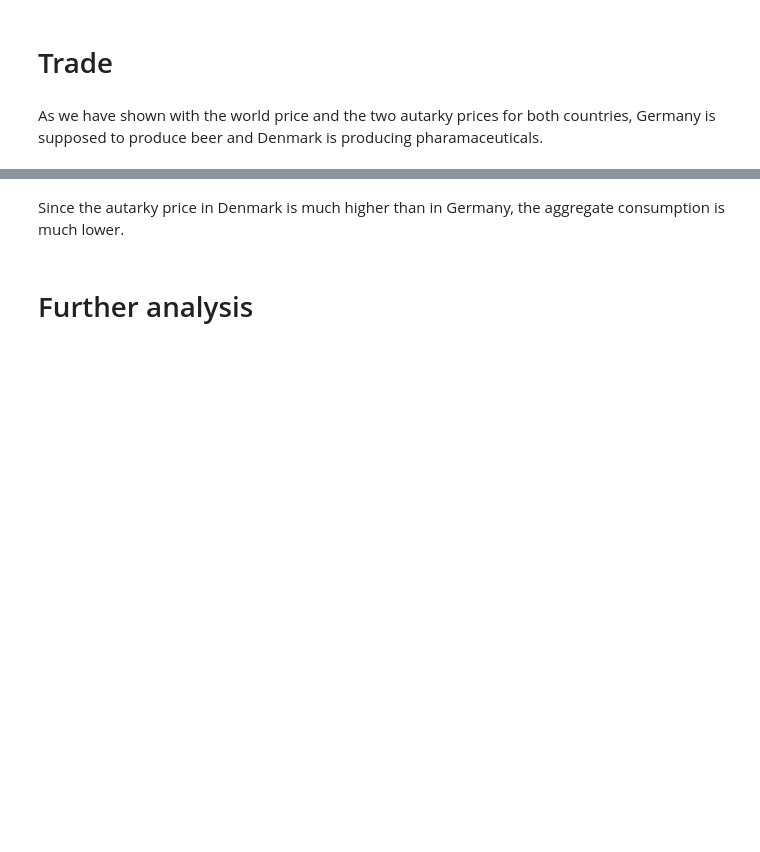
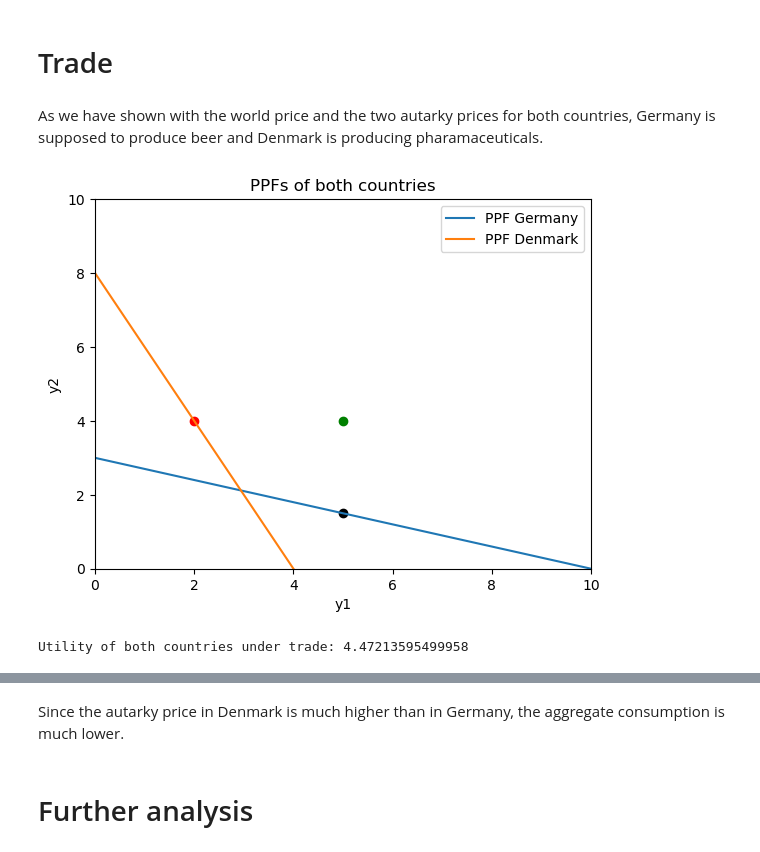
Before and after one commit to NumEconCopenhagen/projects-2023-mes, a Jupyter notebook: modelproject/modelproject.ipynb, the cells around one changed output, grey strips where cells are left out. Saved outputs shown, nothing was run; the diff lists cells and outputs as text; code cells hidden in the pictures; blank space fills up the shorter version.

```diff
--- a/modelproject/modelproject.ipynb
+++ b/modelproject/modelproject.ipynb
@@ -390,4 +408,49 @@ Optimal value of c2 in Denmark: 3.999
 # Trade
 # %% [markdown]
 As we have shown with the world price and the two autarky prices for both countries, Germany is supposed to produce beer and Denmark is producing pharamaceuticals.
+# %%
+
+
+# define the parameters
+a1G = 10
+a2G = 3
+a1DK = 4
+a2DK = 8
+
+# define a range of values for y1G and y1DK
+y1G = np.linspace(0, 10)
+y1DK = np.linspace(0, 4)
+
+# calculate corresponding values of y2G and y2DK using the given equations
+y2G = a2G - (a2G/a1G)*y1G
+y2DK = a2DK - (a2DK/a1DK)*y1DK
+
+# plot y2G and y2DK against y1G and y1DK, respectively
+fig, ax = plt.subplots()
+ax.plot(y1G, y2G, label='PPF Germany')
+ax.plot(y1DK, y2DK, label='PPF Denmark')
+ax.set_xlabel('y1')
+ax.set_ylabel('y2')
+ax.set_title('PPFs of both countries')
+ax.legend()
+plt.xlim(0, 10)
+plt.ylim(0, 10)
+
+# add autarky equlibrium points Germany
+plt.scatter(5, 1.5, color='black')
+
+# add autarky equlibrium points Denmarl
+plt.scatter(2, 4, color='red')
+
+# add the trade equlibirum
+plt.scatter(5, 4, color='green')
+
+plt.show()
+
+
+utility_trade = model.utility([5, 4], alpha)
+print("Utility of both countries under trade: " + str(utility_trade))
+# %% [output]
+[figure, added]
+Utility of both countries under trade: 4.47213595499958
 # %%
```
Also changed, not shown: parts of 6 cells of this notebook.
